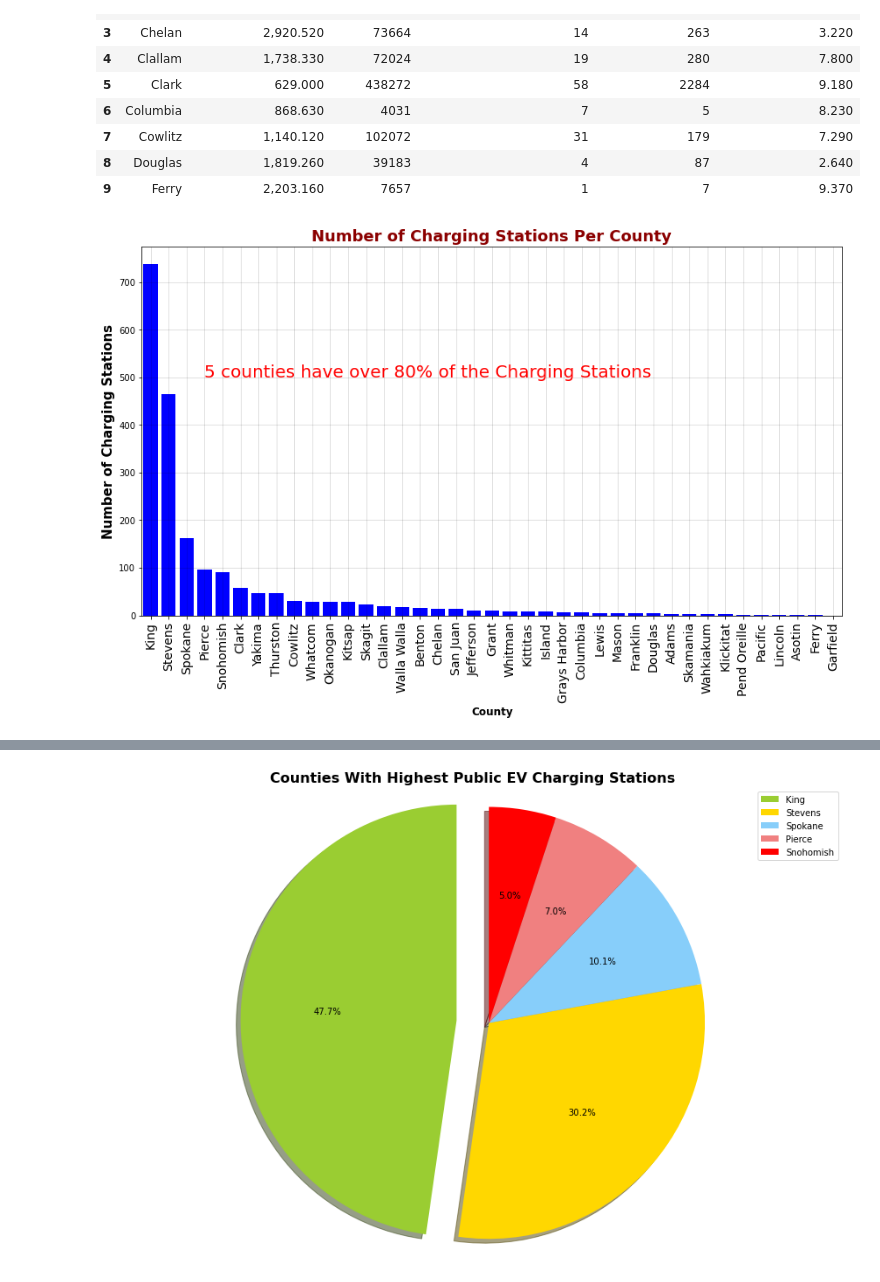
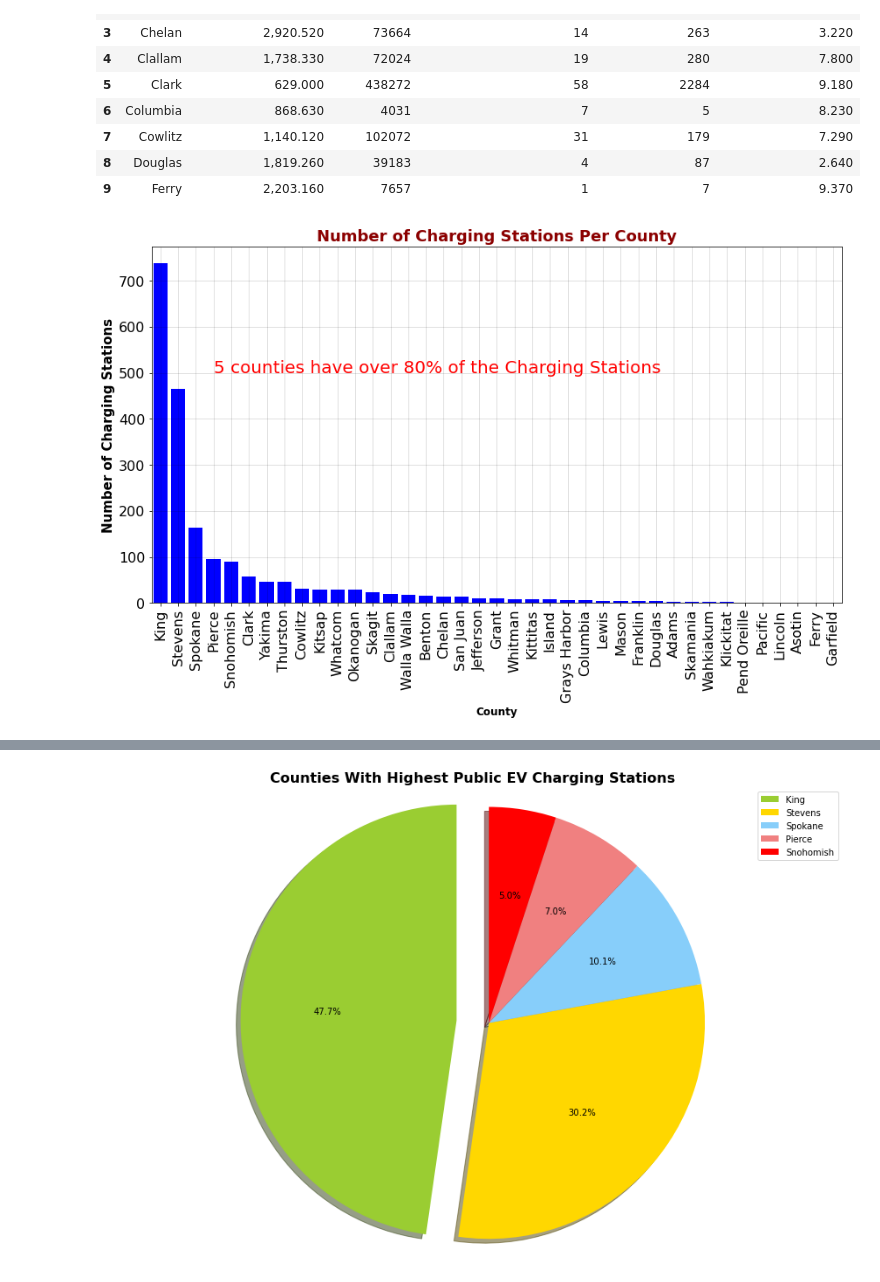
Before and after one commit to fbarillas08/Electric-Vehicles-in-WashingtonState, a Jupyter notebook: Project1_EV_WashingtonState.ipynb, the cells around one changed output, grey strips where cells are left out. Saved outputs shown, nothing was run; the diff lists cells and outputs as text; code cells hidden in the pictures.

```diff
--- a/Project1_EV_WashingtonState.ipynb
+++ b/Project1_EV_WashingtonState.ipynb
@@ -541,33 +740,35 @@ Rates_Population_df.head(10)
 # %%
 ## Tallying Charging Stations by County
 
 Rates_Population_df.sort_values('Public_Charging_Station', inplace =True, ascending = False)
 
 x_axis = Rates_Population_df['County']
 y_values=Rates_Population_df['Public_Charging_Station']
 
 tick_locations = [value for value in x_axis]
 
 fig6 = plt.figure(figsize =(12,8))
 
 plt.bar(x_axis, y_values, color = 'b', alpha = 1.0, align = "center")
 plt.title("Number of Charging Stations Per County", fontsize = 18, fontweight ='bold', color='darkred')
 plt.xlabel("County", fontsize = 12, fontweight ='bold')
 plt.ylabel("Number of Charging Stations", fontsize = 15, fontweight ='bold')
 
-plt.xticks(fontsize = 14, color = 'k', rotation = 90)
+plt.xticks(fontsize = 16, color = 'k', rotation = 90)
+plt.yticks(fontsize = 16, color = 'k', rotation = 0)
 
 plt.xlim(-0.5, len(x_axis)-0.5)
 
 plt.grid(color='k', alpha = 0.15)
 
 plt.annotate("5 counties have over 80% of the Charging Stations", xy=(3.0,500.0), size = 20, color ="red")
 
 plt.tight_layout(pad=0.8, w_pad=1.4, h_pad=1.0)
 
 plt.savefig("Stations_Per_County.png")
+plt.show()
 # %% [output]
-[figure, old version]
+[figure, new version]
 # %%
 # Top Five Most Populous Counties Demographics
 
```
Also changed, not shown: parts of 28 cells of this notebook, 20 other files.
